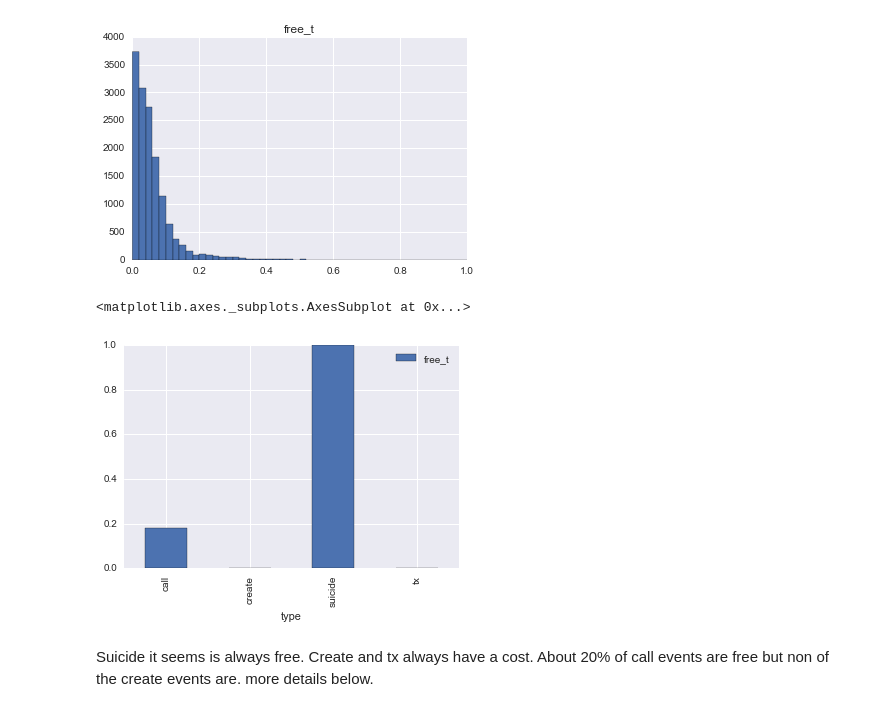
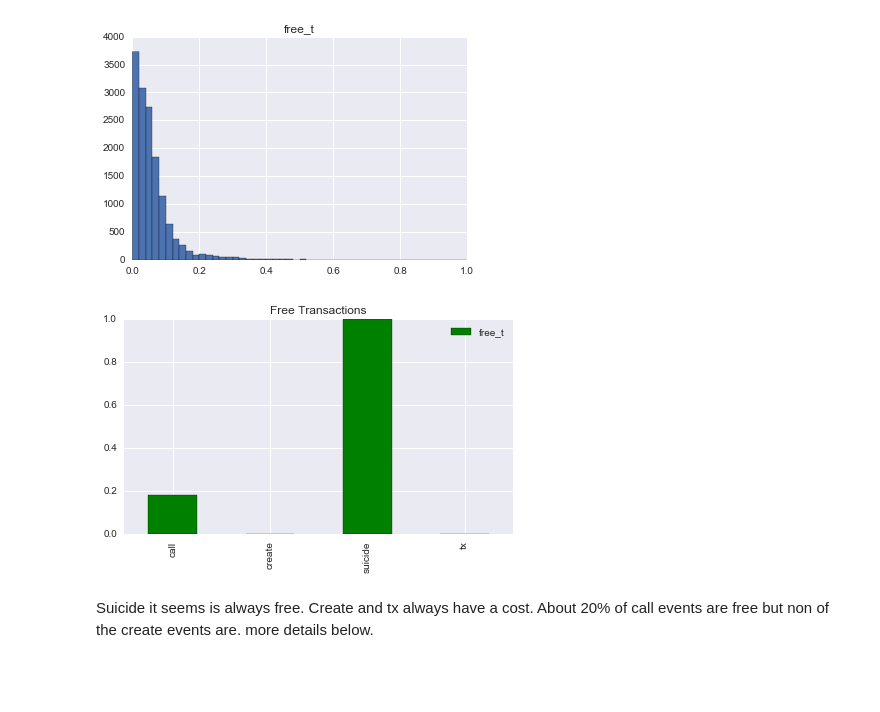
Before and after one commit to NunoEdgarGFlowHub/ethereum_blockchain, a Jupyter notebook: notebooks/EDA-MZ.ipynb, the cells around one changed output. Drawn from its saved outputs; the diff is of its cells as text; code cells hidden in the pictures; blank space fills up the shorter version.

```diff
--- a/notebooks/EDA-MZ.ipynb
+++ b/notebooks/EDA-MZ.ipynb
@@ -222,10 +222,13 @@ df[['block_id', 'free_t']].groupby('block_id').mean().hist(bins=50)
 array([[<matplotlib.axes._subplots.AxesSubplot object at 0x...>]], dtype=object)
 [figure]
 # %%
-df[['type', 'free_t']].groupby('type').mean().plot(kind='bar')
+df[['type', 'free_t']].groupby('type').mean().plot(kind='bar', color='g')
+plt.xlabel('')
+plt.title('Free Transactions')
+plt.tight_layout()
+plt.savefig('./../images/free_transactions.png', dpi=300)
 # %% [output]
-<matplotlib.axes._subplots.AxesSubplot at 0x...>
-[figure, old version]
+[figure, new version]
 # %% [markdown]
 Suicide it seems is always free. Create and tx always have a cost. About 20% of call events are free but non of the create events are. more details below.
 # %%
```
Also changed, not shown: parts of 11 cells of this notebook, 17 other files.
